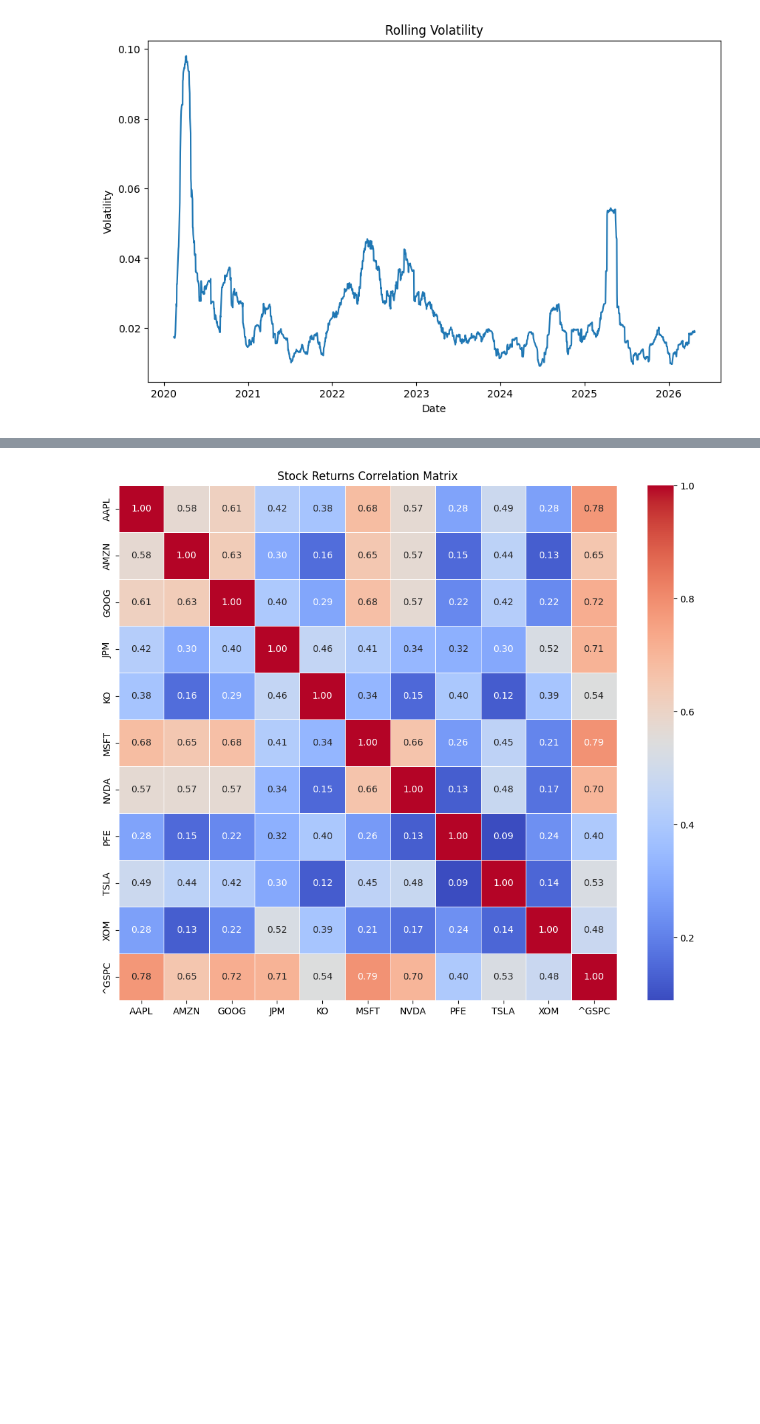
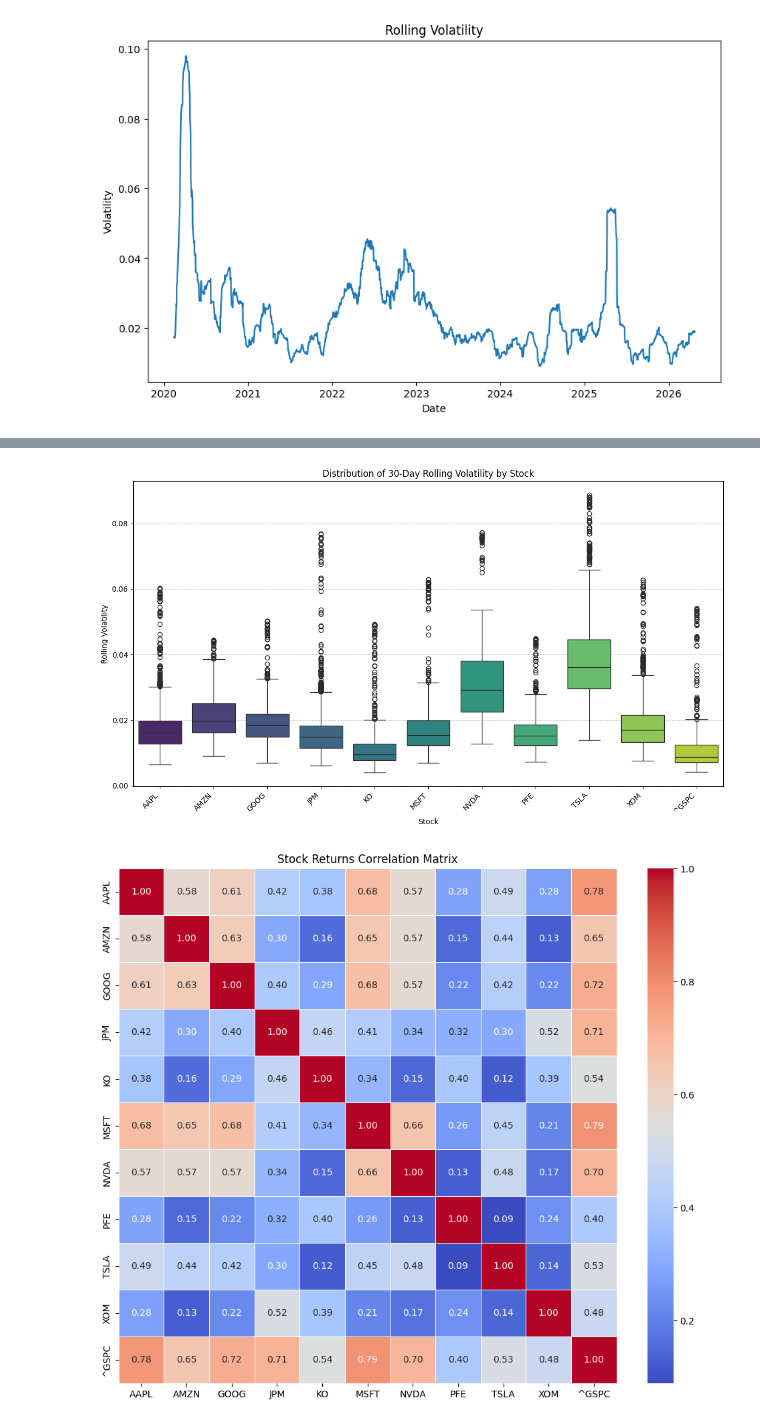
Before and after one commit to KarthikaDornipadu/alpha-pulse-financial-analytics, a Jupyter notebook: python/risk_analysis.ipynb, the cells around one changed output, grey strips where cells are left out. Cells and saved outputs as stored; diff of their text form; code cells hidden in the pictures; blank space fills up the shorter version.

```diff
--- a/python/risk_analysis.ipynb
+++ b/python/risk_analysis.ipynb
@@ -102,3 +116,18 @@ plt.show()
+# %%
+import seaborn as sns
+rolling_vol_melted = rolling_vol_log.dropna().melt(var_name='Stock', value_name='Rolling Volatility')
+
+plt.figure(figsize=(12, 7))
+sns.boxplot(x='Stock', y='Rolling Volatility', data=rolling_vol_melted, hue='Stock', palette='viridis', legend=False)
+plt.title('Distribution of 30-Day Rolling Volatility by Stock')
+plt.xlabel('Stock')
+plt.ylabel('Rolling Volatility')
+plt.grid(axis='y', linestyle='--', alpha=0.7)
+plt.xticks(rotation=45, ha='right')
+plt.tight_layout()
+plt.show()
+# %% [output]
+[figure, added]
 # %%
 #Correlation heatmap
 import seaborn as sns
```
Also changed, not shown: parts of 2 cells of this notebook.
